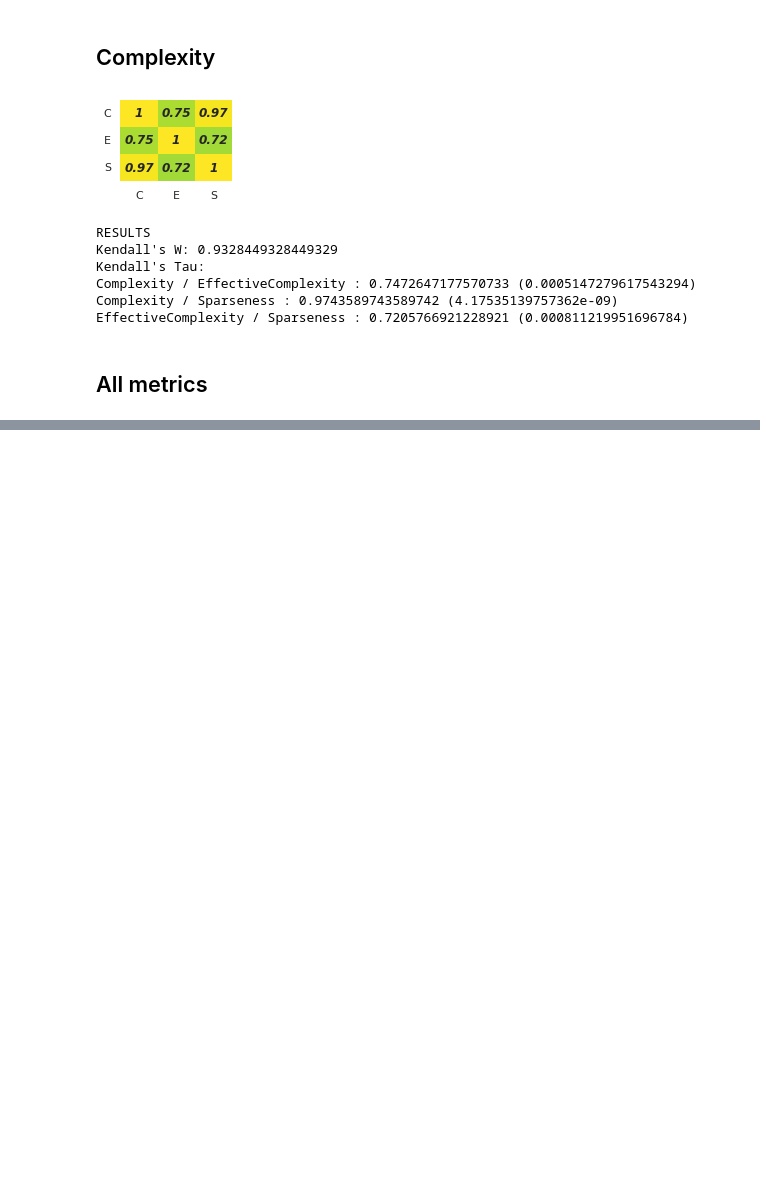
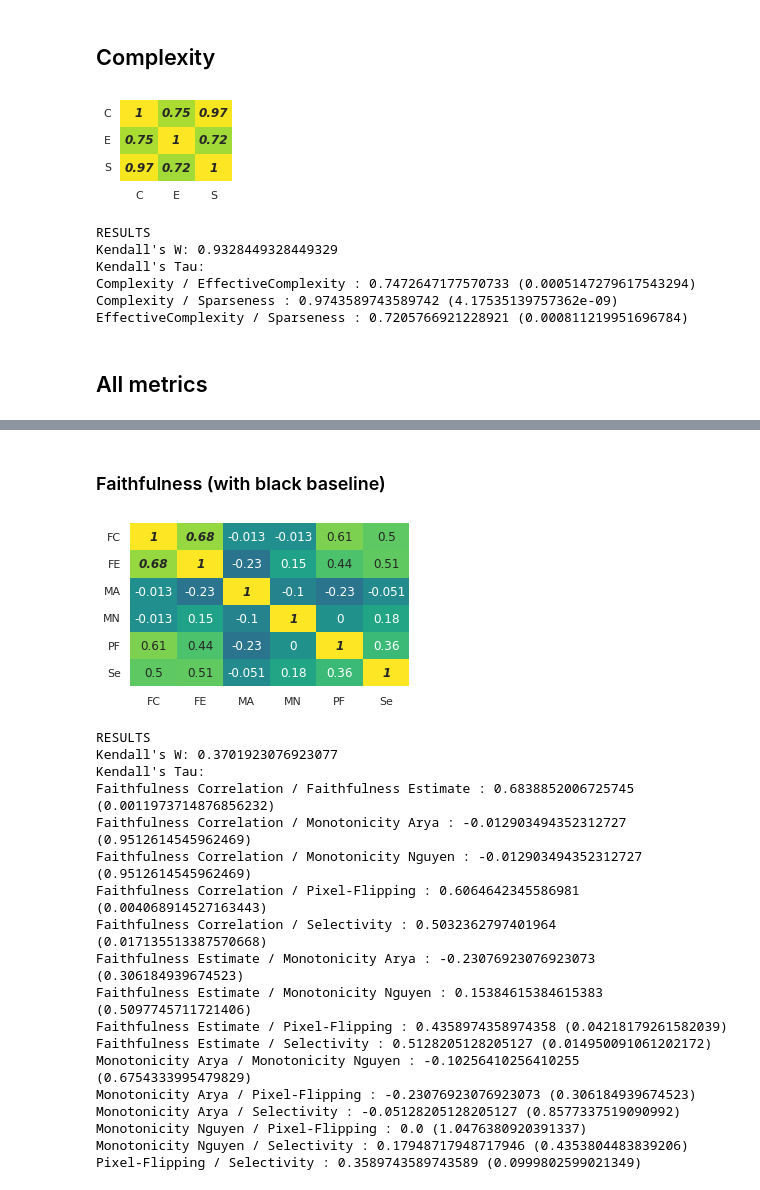
Before and after one commit to multitel-ai/Evaluation-XAI-Metrics-GD6-TRAIL, a Jupyter notebook: XAI_analysis_correlations_rank_aggreg_rebuttal.ipynb, the cells around one changed output, grey strips where cells are left out. Saved outputs shown, nothing was run; the diff lists cells and outputs as text; code cells hidden in the pictures; blank space fills up the shorter version.

Commit message:
add vgg16 (complexity and faithfulness)

```diff
--- a/XAI_analysis_correlations_rank_aggreg_rebuttal.ipynb
+++ b/XAI_analysis_correlations_rank_aggreg_rebuttal.ipynb
@@ -100,8 +100,7 @@ methods = ['integratedgrad', 'smoothgrad', 'guidedbackprop', 'rise', 'gradcam',
            'scorecam', 'layercam', 'random', 'sobel', 'gaussian', 'polycam',
            'cameras', 'extremal_perturbation']
 
-#models = ['resnet50', 'vgg16']
-models = ['resnet50']
+models = ['resnet50', 'vgg16']
 datasets = ['imagenet']
 
 dico_ranks = {}
@@ -155,13 +154,13 @@ for dataset in datasets:
         print(f'MODEL {model.upper()}')
         dico_ranks[dataset][model] = {}
         for metr in metrics:
-            if metr in metrics_with_different_baselines:
+            if metr in metrics_with_different_baselines and model == 'resnet50':
                 for baseline in baselines:
                     data = pd.DataFrame()
                     metr_with_baseline = f'{metr} with {baseline}'
                     print(f"-- Metric: {metr_with_baseline}")
                     for meth in methods:
-                        if meth == 'cameras' or meth == 'extremal_perturbation' or model == 'vgg16':
+                        if meth == 'cameras' or meth == 'extremal_perturbation':
                             csv_name = f"{CSV_DIR}/{meth}_{model}_{dataset}_{metr}.csv"
                         else:
                             csv_name = f"{CSV_DIR}/{meth}_{model}_{dataset}_{metr}_{baseline}.csv"
@@ -471,0 +499,28 @@ Pixel-Flipping with baseline_black / Selectivity with baseline_black : 0.4358974
+# %% [markdown]
+### Faithfulness (with black baseline)
+# %%
+selected_metrics = ['Faithfulness Correlation','Faithfulness Estimate','Monotonicity Arya','Monotonicity Nguyen','Pixel-Flipping','Selectivity']
+labels = ['Faithfulness Correlation (FC)','Faithfulness Estimate (FE)','Monotonicity Arya (MA)','Monotonicity Nguyen (MN)','Pixel-Flipping (PF)','Selectivity (Se)']
+short_labels = ['FC','FE', 'MA','MN','PF','Se']
+filename = 'rebuttal_final_corr_matrix_rank_aggreg_holm_corr_faithfulness_vgg16'
+plot_corr_matrix_figure(dico_ranks['imagenet']['vgg16'], selected_metrics, short_labels, short_labels, filename, fig_size=(5,3))
+# %% [output]
+[figure, added]
+RESULTS
+Kendall's W: 0.3701923076923077
+Kendall's Tau:
+Faithfulness Correlation / Faithfulness Estimate : 0.6838852006725745 (0.0011973714876856232)
+Faithfulness Correlation / Monotonicity Arya : -0.012903494352312727 (0.9512614545962469)
+Faithfulness Correlation / Monotonicity Nguyen : -0.012903494352312727 (0.9512614545962469)
+Faithfulness Correlation / Pixel-Flipping : 0.6064642345586981 (0.004068914527163443)
+Faithfulness Correlation / Selectivity : 0.5032362797401964 (0.017135513387570668)
+Faithfulness Estimate / Monotonicity Arya : -0.23076923076923073 (0.306184939674523)
+Faithfulness Estimate / Monotonicity Nguyen : 0.15384615384615383 (0.5097745711721406)
+Faithfulness Estimate / Pixel-Flipping : 0.4358974358974358 (0.04218179261582039)
+Faithfulness Estimate / Selectivity : 0.5128205128205127 (0.014950091061202172)
+Monotonicity Arya / Monotonicity Nguyen : -0.10256410256410255 (0.6754333995479829)
+Monotonicity Arya / Pixel-Flipping : -0.23076923076923073 (0.306184939674523)
+Monotonicity Arya / Selectivity : -0.05128205128205127 (0.8577337519090992)
+Monotonicity Nguyen / Pixel-Flipping : 0.0 (1.0476380920391337)
+Monotonicity Nguyen / Selectivity : 0.17948717948717946 (0.4353804483839206)
+Pixel-Flipping / Selectivity : 0.3589743589743589 (0.0999802599021349)
```
Also changed, not shown: parts of 13 cells of this notebook, 7 other files.
